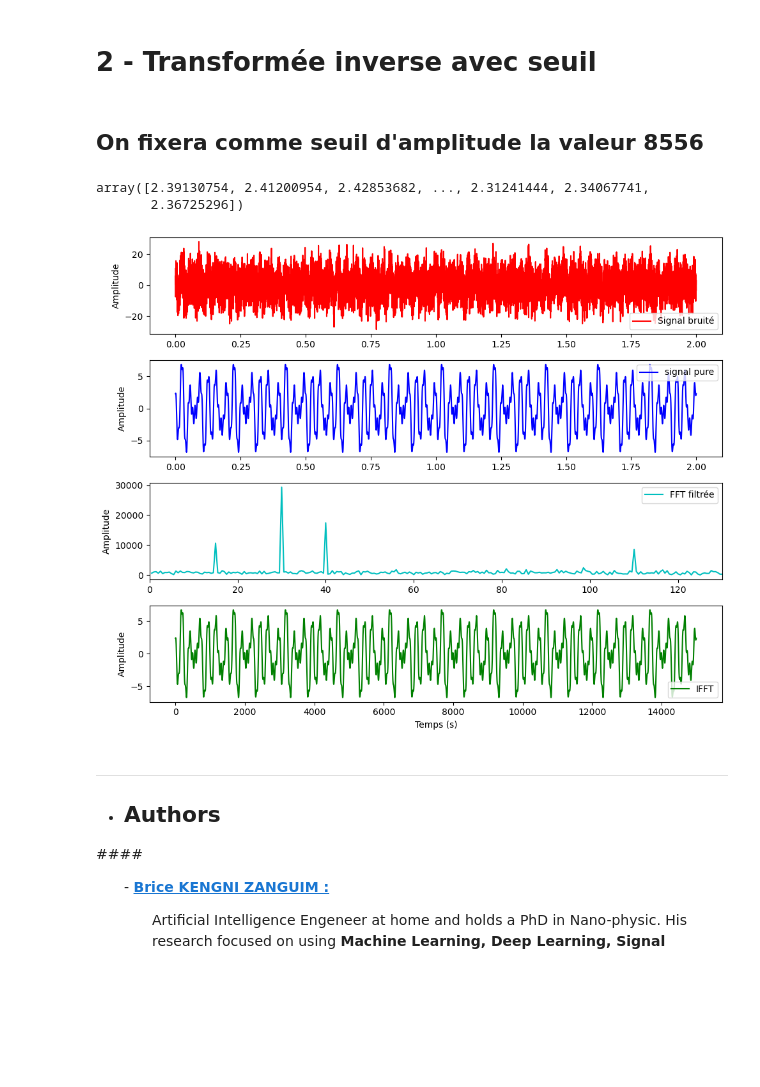
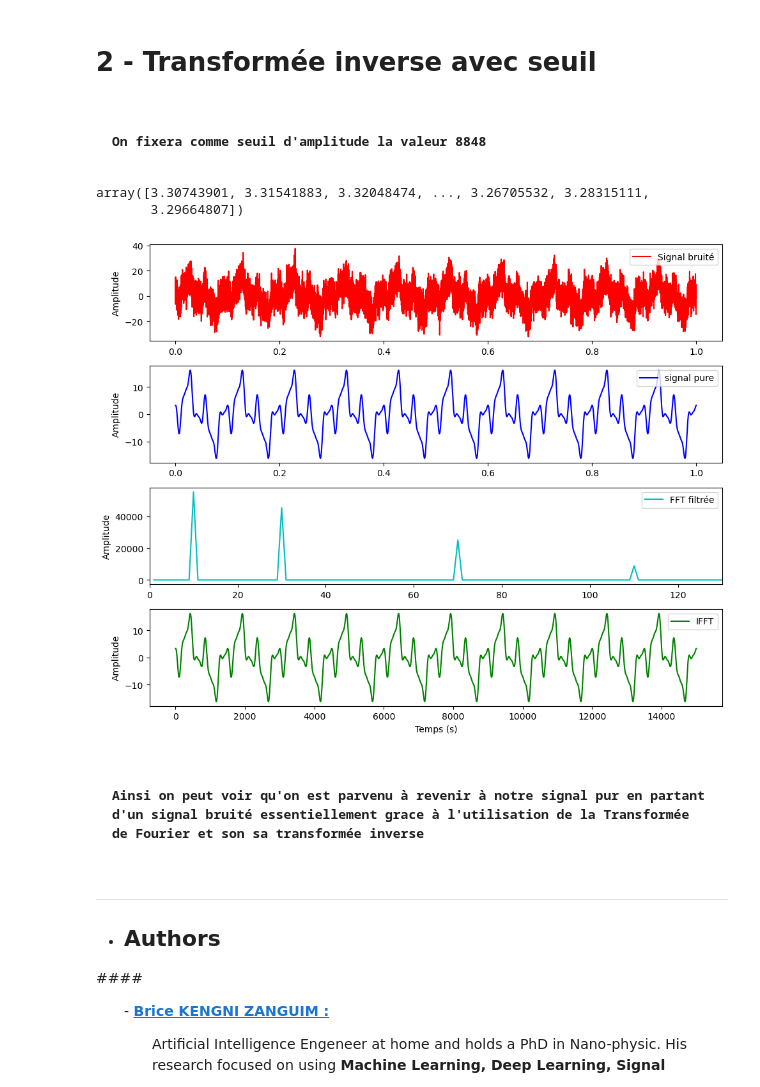
Before and after one commit to Brice-KENGNI-ZANGUIM/Signal_Processing, a Jupyter notebook: 3 - Suppression du bruit dans un signal/Suppression_du_bruit.ipynb, the cells around one changed output. Saved outputs shown, nothing was run; the diff lists cells and outputs as text; code cells hidden in the pictures; blank space fills up the shorter version.

```diff
--- a/3 - Suppression du bruit dans un signal/Suppression_du_bruit.ipynb
+++ b/3 - Suppression du bruit dans un signal/Suppression_du_bruit.ipynb
@@ -56,10 +56,10 @@ except :
 <h2> Considérons le signal pure qui suit
 # %%
 n = 15000
-duration = 2
+duration = 1
 t = np.linspace(0,duration,n)
 
-f_pure = 1.4*np.sin(2.*np.pi*15*t) + 2.3*np.cos(2.*np.pi*40*t) - 4*np.sin(2.*np.pi*30*t) + 1.2*np.sin(2*np.pi*110*t)
+f_pure = 7.4*np.sin(2.*np.pi*10*t) + 3.3*np.cos(2.*np.pi*70*t) - 6.1*np.sin(2.*np.pi*30*t) + 1.1*np.sin(2*np.pi*110*t)
 # %% [markdown]
 <h2> Représentation graphique du signal
 # %%
@@ -76,7 +76,7 @@ plt.show()
 # %% [markdown]
 <h2> En python, le bruit peut être modélisé par une fonction aléatoire du temps. On peut alors utiliser la bibliothèque numpy
 # %%
-bruit = 7*np.random.randn(len(t))
+bruit = 6*np.random.randn(len(t))
 # %%
 plt.figure(figsize=(10,7))
 plt.plot(t , bruit , color ="r", lw = 0.8, label="Bruit" )
@@ -669,7 +669,9 @@ class Fourrier_Transform(  ):
         if methode == 1 :
             self.PSD = np.abs(self.FFT_0) #self.FFT_0*np.conjugate(self.FFT_0)/self.N       # Power spectral Density
             filtre = self.PSD >= seuil
-            self.IFFT = np.fft.ifft( self.FFT_0*filtre )
+            self.PSD_filtre_bruit = self.PSD*filtre
+            self.FFT_0_filtre_bruit = self.FFT_0*filtre
+            self.IFFT = np.fft.ifft( self.FFT_0_filtre_bruit )
             self.IFFT = np.real(self.IFFT )
         elif methode == 2 :
             pass
@@ -722,40 +723,46 @@ FFT.pic_spectral(100, 120)
 # %% [markdown]
 <h1>  <strong>  2 -  Transformée inverse avec seuil
 # %% [markdown]
-<h2> On fixera comme seuil d'amplitude la valeur 8556
+<h2>
+
+    On fixera comme seuil d'amplitude la valeur 8848
 # %%
-signal_inverse = FFT.invers_transform(8556)
+signal_inverse = FFT.invers_transform(8848)
 signal_inverse
 # %% [output]
-array([2.39130754, 2.41200954, 2.42853682, ..., 2.31241444, 2.34067741,
-       2.36725296])
+array([3.30743901, 3.31541883, 3.32048474, ..., 3.26705532, 3.28315111,
+       3.29664807])
 # %%
 fig , ax = plt.subplots(nrows=4 , ncols=1, figsize = (10,8))
 
 ax[0].plot( t , f  , color = "red" , label= "Signal bruité" )
 ax[0].set_ylabel("Amplitude")
 ax[0].legend(loc="best")
 
 ax[1].plot( t , f_pure , color = "blue" , label= "signal pure" )
 ax[1].set_ylabel("Amplitude")
 ax[1].legend(loc="best")
 
 filtre = (FFT.f_0>0)*(FFT.f_0<130)
-ax[2].plot( FFT.f_0[filtre] , FFT.PSD[filtre] , color = "c" , label= "FFT filtrée" )
+ax[2].plot( FFT.f_0[filtre] , FFT.PSD_filtre_bruit[filtre] , color = "c" , label= "FFT filtrée" )
 ax[2].set_ylabel("Amplitude")
 ax[2].legend(loc="best")
 ax[2].set_xlim(0,130)
 
 ax[3].plot( FFT.IFFT , color = "green", label = "IFFT")
 ax[3].legend()
 ax[3].set_ylabel("Amplitude")
 ax[3].set_xlabel("Temps (s)")
 
 ax[1].legend(loc="best")
 plt.tight_layout()
 plt.show()
 # %% [output]
-[figure, old version]
+[figure, new version]
+# %% [markdown]
+<h2>
+
+    Ainsi on peut voir qu'on est parvenu à revenir à notre signal pur en partant d'un signal bruité essentiellement grace à l'utilisation de la Transformée de Fourier et son sa transformée inverse
 # %% [markdown]
 ---
 
```
Also changed, not shown: parts of 12 cells of this notebook.
